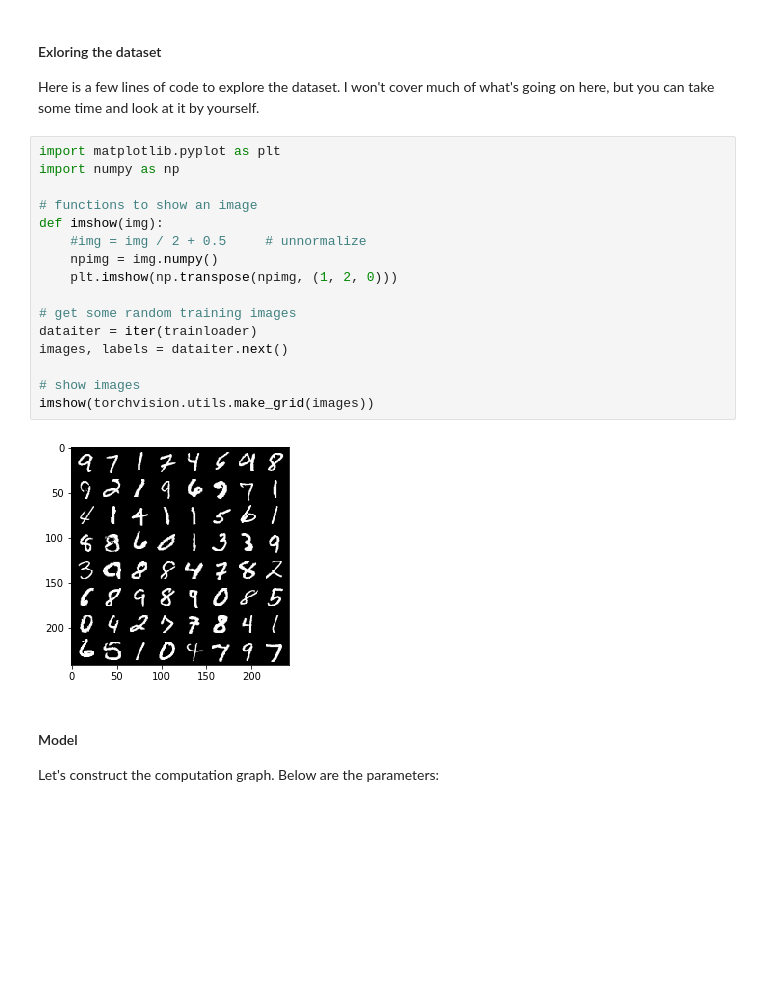
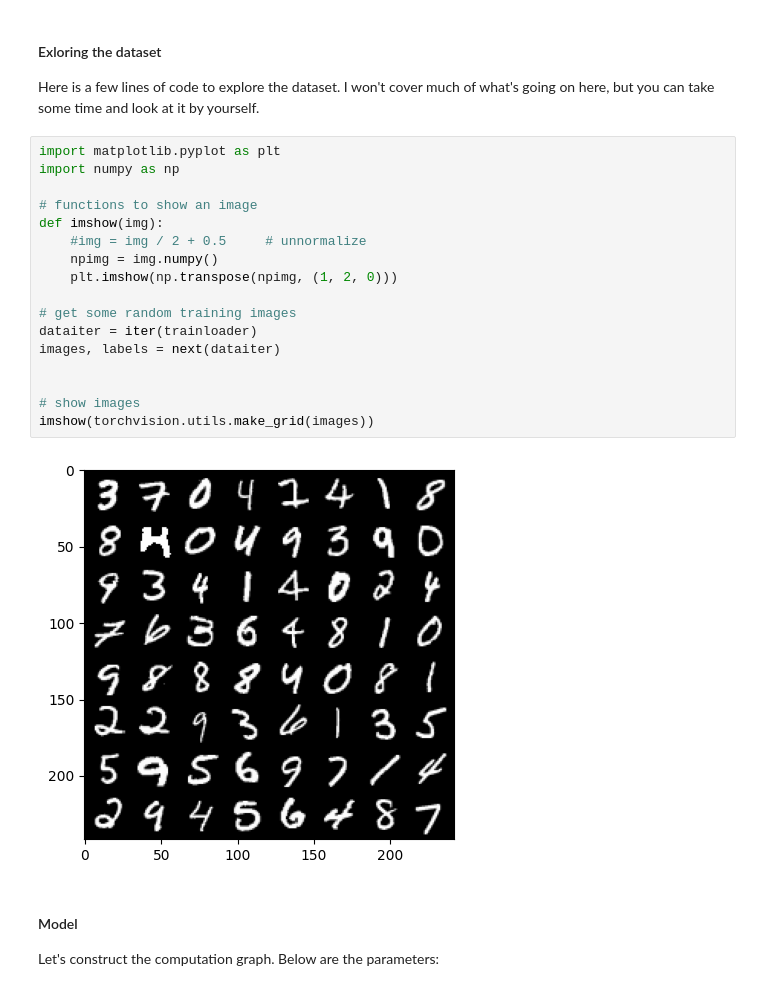
Before and after one commit to AnnaKhadisova/Application-documents, a Jupyter notebook: RNN_PT.ipynb, the cells around one changed output. Saved outputs shown, nothing was run; the diff lists cells and outputs as text; blank space fills up the shorter version.

```diff
--- a/RNN_PT.ipynb
+++ b/RNN_PT.ipynb
@@ -287,21 +272,22 @@ Here is a few lines of code to explore the dataset. I won't cover much of what's
 # %%
 import matplotlib.pyplot as plt
 import numpy as np
 
 # functions to show an image
 def imshow(img):
     #img = img / 2 + 0.5     # unnormalize
     npimg = img.numpy()
     plt.imshow(np.transpose(npimg, (1, 2, 0)))
 
 # get some random training images
 dataiter = iter(trainloader)
-images, labels = dataiter.next()
+images, labels = next(dataiter)
+
 
 # show images
 imshow(torchvision.utils.make_grid(images))
 # %% [output]
-[figure, old version]
+[figure, new version]
 # %% [markdown]
 #### Model
 Let's construct the computation graph. Below are the parameters:
```
Also changed, not shown: parts of 1 cell of this notebook.
